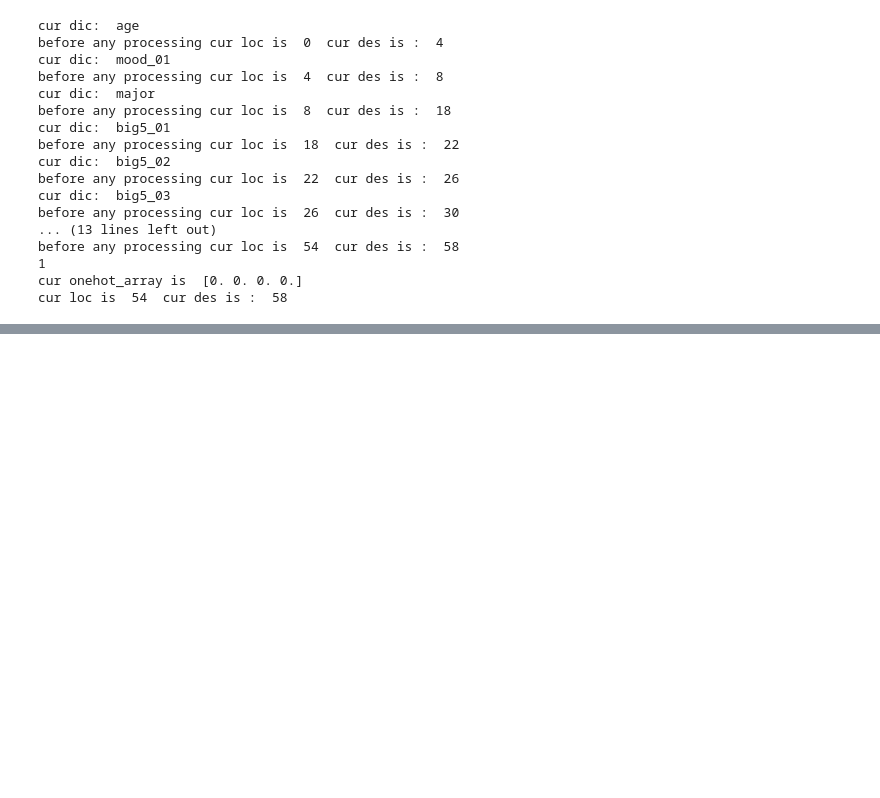
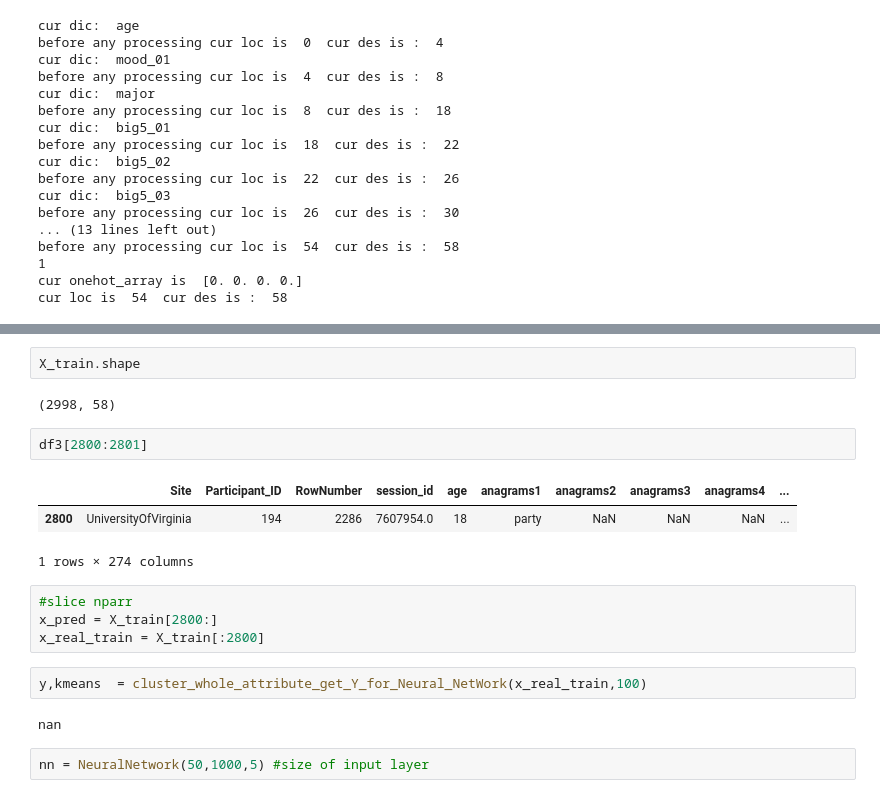
Before and after one commit to 454400098/Neuralnetwork-based-Data-Completion-and-Interpolation-, a Jupyter notebook: FINAL.ipynb, the cells around one changed output, grey strips where cells are left out. Drawn from its saved outputs; the diff is of its cells as text; blank space fills up the shorter version.

```diff
--- a/FINAL.ipynb
+++ b/FINAL.ipynb
@@ -580,0 +543,20 @@ array([0., 0., 1., 1., 0., 0., 1., 1., 1., 0., 0., 0., 0., 0., 0., 0., 0.,
+# %%
+X_train.shape
+# %% [output]
+(2998, 58)
+# %%
+df3[2800:2801]
+# %% [output]
+|  | Site | Participant_ID | RowNumber | session_id | age | anagrams1 | anagrams2 | anagrams3 | anagrams4 | ... |
+| 2800 | UniversityOfVirginia | 194 | 2286 | 7607954.0 | 18 | party | NaN | NaN | NaN | ... |
+1 rows × 274 columns
+# %%
+#slice nparr
+x_pred = X_train[2800:]
+x_real_train = X_train[:2800]
+# %%
+y,kmeans  = cluster_whole_attribute_get_Y_for_Neural_NetWork(x_real_train,100)
+# %% [output]
+nan
+# %%
+nn = NeuralNetwork(50,1000,5) #size of input layer
```
Also changed, not shown: parts of 23 cells of this notebook.
